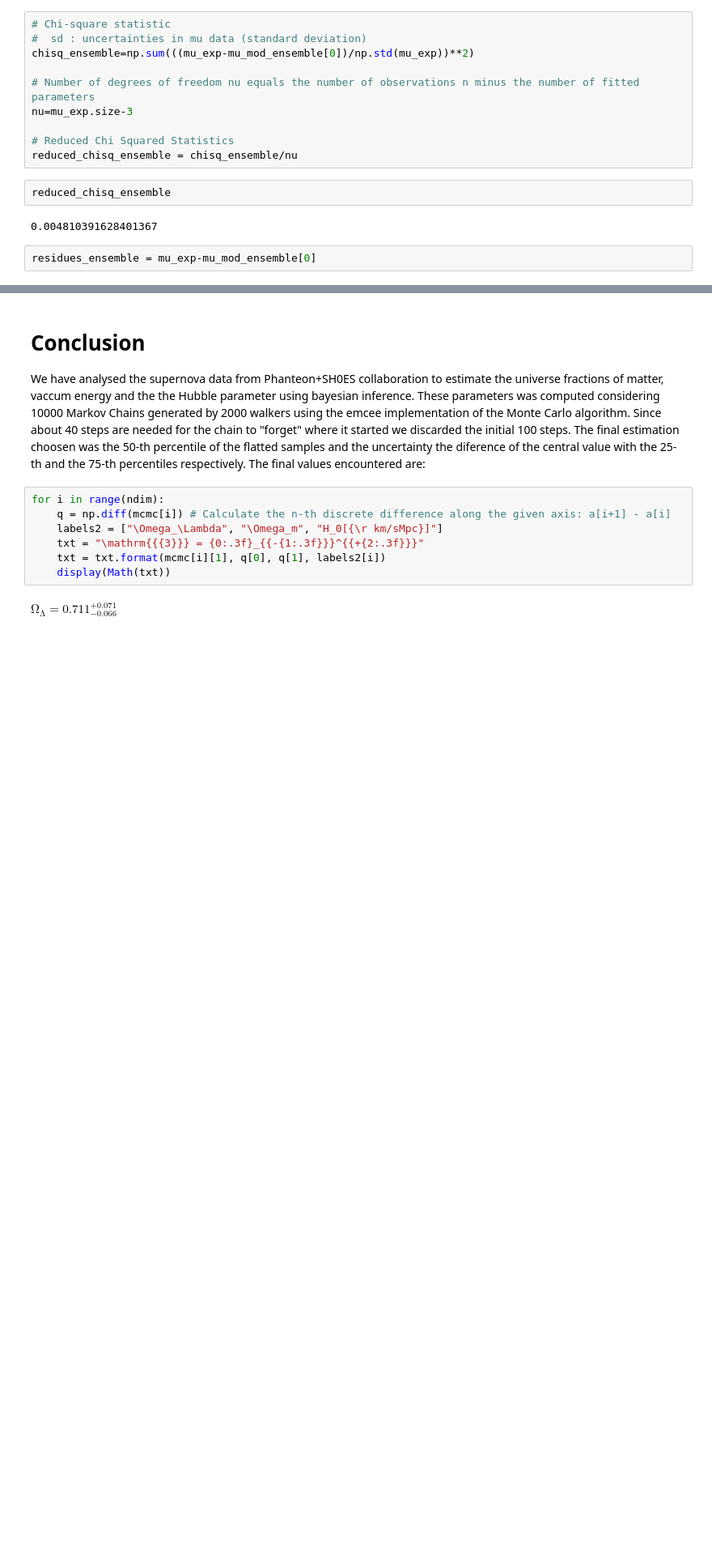
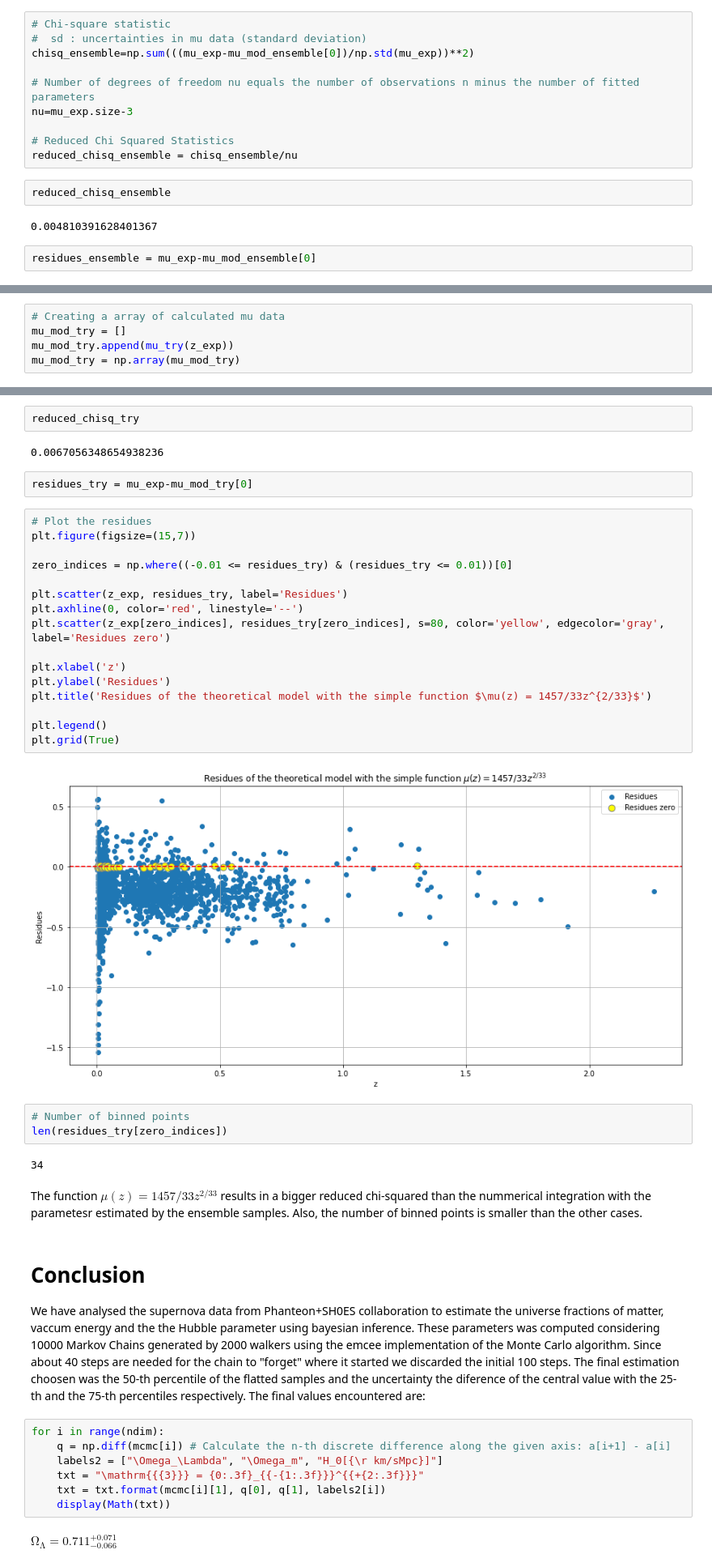
Before and after one commit to dimasjackson/Supernovae-Analysis-with-MCMC, a Jupyter notebook: final_supernovae-analysis-with-mcmc.ipynb, the cells around one changed output, grey strips where cells are left out. Shown at 81% size. Drawn from its saved outputs; the diff is of its cells as text; blank space fills up the shorter version.

```diff
--- a/final_supernovae-analysis-with-mcmc.ipynb
+++ b/final_supernovae-analysis-with-mcmc.ipynb
@@ -705,0 +732,5 @@ len(zero_indices)
+# %%
+# Creating a array of calculated mu data
+mu_mod_try = []
+mu_mod_try.append(mu_try(z_exp))
+mu_mod_try = np.array(mu_mod_try)
@@ -706,3 +747,34 @@ len(zero_indices)
+# %%
+reduced_chisq_try
+# %% [output]
+0.0067056348654938236
+# %%
+residues_try = mu_exp-mu_mod_try[0]
+# %%
+# Plot the residues
+plt.figure(figsize=(15,7))
+
+zero_indices = np.where((-0.01 <= residues_try) & (residues_try <= 0.01))[0]
+
+plt.scatter(z_exp, residues_try, label='Residues')
+plt.axhline(0, color='red', linestyle='--')
+plt.scatter(z_exp[zero_indices], residues_try[zero_indices], s=80, color='yellow', edgecolor='gray', label='Residues zero')
+
+plt.xlabel('z')
+plt.ylabel('Residues')
+plt.title('Residues of the theoretical model with the simple function $\mu(z) = 1457/33z^{2/33}$')
+
+plt.legend()
+plt.grid(True)
+# %% [output]
+[figure, added]
+# %%
+# Number of binned points
+len(residues_try[zero_indices])
+# %% [output]
+34
+# %% [markdown]
+The function $\mu(z) = 1457/33z^{2/33}$ results in a bigger reduced chi-squared than the nummerical integration with the parametesr estimated by the ensemble samples. Also, the number of binned points is smaller than the other cases.
 # %% [markdown]
 # Conclusion
 We have analysed the supernova data from Phanteon+SH0ES collaboration to estimate the universe fractions of matter, vaccum energy and the the Hubble parameter using bayesian inference. These parameters was computed considering 10000 Markov Chains generated by 2000 walkers using the emcee implementation of the Monte Carlo algorithm. Since about 40 steps are needed for the chain to "forget" where it started we discarded the initial 100 steps. The final estimation choosen was the 50-th percentile of the flatted samples and the uncertainty the diference of the central value with the 25-th and the 75-th percentiles respectively. The final values encountered are:
```
Also changed, not shown: parts of 19 cells of this notebook.
